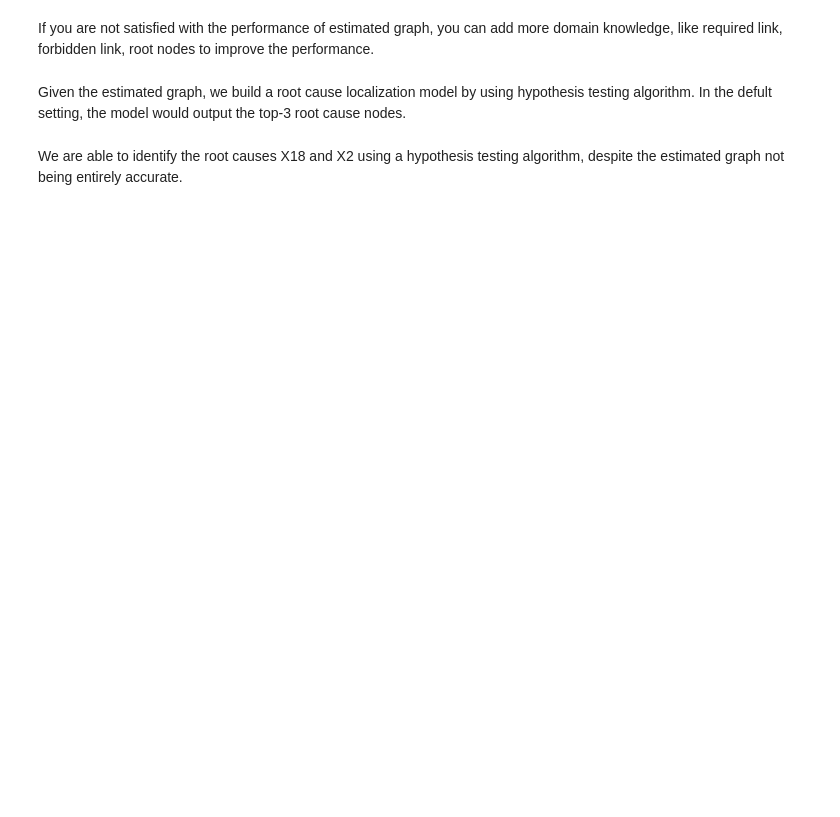
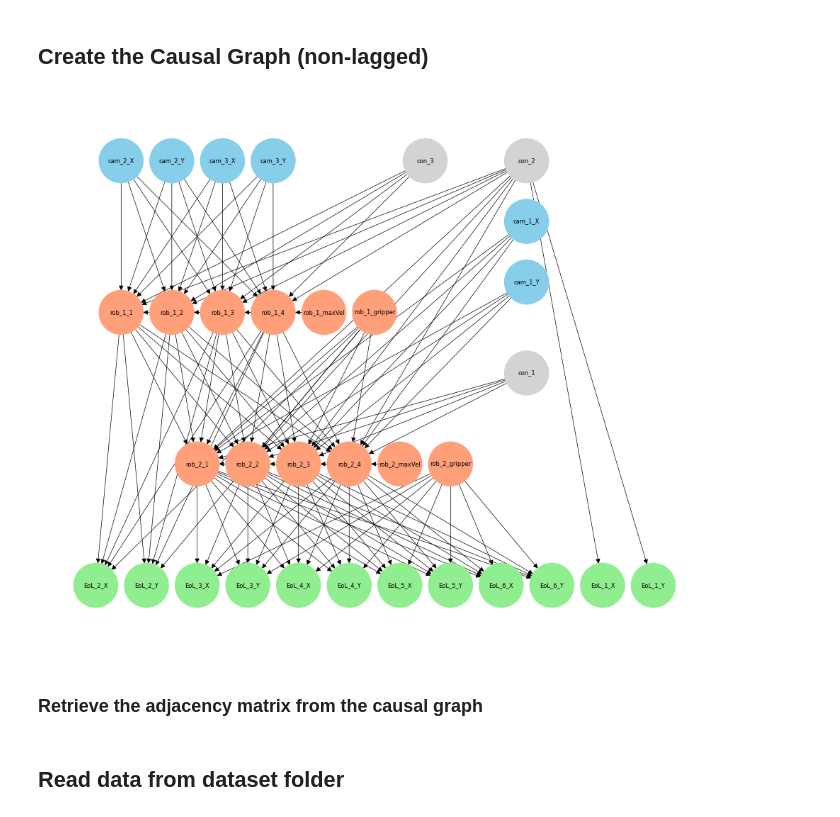
Before and after one commit to brjo0501/Master-Thesis_Code, a Jupyter notebook: Root Cause Analysis.ipynb, the cells around one changed output. Drawn from its saved outputs; the diff is of its cells as text; code cells hidden in the pictures; blank space fills up the shorter version.

```diff
--- a/Root Cause Analysis.ipynb
+++ b/Root Cause Analysis.ipynb
@@ -94,6 +13,2 @@ print(f"SHD: {shd.get_shd()}")
-# %% [markdown]
-If you are not satisfied with the performance of estimated graph, you can add more domain knowledge, like required link, forbidden link, root nodes to improve the performance.
-# %% [markdown]
-Given the estimated graph, we build a root cause localization model by using hypothesis testing algorithm. In the defult setting, the model would output the top-3 root cause nodes.
-# %% [markdown]
-We are able to identify the root causes X18 and X2 using a hypothesis testing algorithm, despite the estimated graph not being entirely accurate.
+# %% [markdown]
+## Create the Causal Graph (non-lagged)
@@ -99,0 +103,36 @@ We are able to identify the root causes X18 and X2 using a hypothesis testing al
+# %%
+G.add_nodes_from(nodes)
+
+G.add_edges_from(edges)
+
+pos = {
+    'cam_1_X':(7,4), 'cam_2_X':(-9,6), 'cam_3_X':(-5,6),
+    'cam_1_Y':(7,2), 'cam_2_Y':(-7,6), 'cam_3_Y':(-3,6),
+    'EoL_1_X':(10,-8), 'EoL_2_X':(-10,-8), 'EoL_3_X':(-6,-8), 'EoL_4_X':(-2,-8), 'EoL_5_X':(2,-8), 'EoL_6_X':(6,-8),
+    'EoL_1_Y':(12,-8), 'EoL_2_Y':(-8,-8), 'EoL_3_Y':(-4,-8), 'EoL_4_Y':(0,-8), 'EoL_5_Y':(4,-8), 'EoL_6_Y':(8,-8),
+    'rob_2_1':(-6,-4), 'rob_2_2':(-4,-4), 'rob_2_3':(-2,-4), 'rob_2_4':(-0,-4), 'rob_2_maxVel':(2,-4),
+    'rob_1_1':(-9,1), 'rob_1_2':(-7,1), 'rob_1_3':(-5,1), 'rob_1_4':(-3,1), 'rob_1_maxVel':(-1,1),
+    'rob_1_gripper':(1,1), 'rob_2_gripper':(4,-4),
+    'con_1':(7,-1),'con_2':(7,6),'con_3':(3,6)
+}
+
+colors = {
+    'cam_1_X':'skyblue', 'cam_2_X':'skyblue', 'cam_3_X':'skyblue',
+    'cam_1_Y':'skyblue', 'cam_2_Y':'skyblue', 'cam_3_Y':'skyblue',
+    'EoL_1_X':'lightgreen', 'EoL_2_X':'lightgreen', 'EoL_3_X':'lightgreen', 'EoL_4_X':'lightgreen', 'EoL_5_X':'lightgreen', 'EoL_6_X':'lightgreen',
+    'EoL_1_Y':'lightgreen', 'EoL_2_Y':'lightgreen', 'EoL_3_Y':'lightgreen', 'EoL_4_Y':'lightgreen', 'EoL_5_Y':'lightgreen', 'EoL_6_Y':'lightgreen',
+    'rob_1_1':'lightsalmon', 'rob_1_2':'lightsalmon', 'rob_1_3':'lightsalmon', 'rob_1_4':'lightsalmon', 'rob_1_maxVel':'lightsalmon',
+    'rob_2_1':'lightsalmon', 'rob_2_2':'lightsalmon', 'rob_2_3':'lightsalmon', 'rob_2_4':'lightsalmon', 'rob_2_maxVel':'lightsalmon',
+    'rob_1_gripper':'lightsalmon', 'rob_2_gripper':'lightsalmon',
+    'con_1':'lightgrey','con_2':'lightgrey','con_3':'lightgrey'
+}
+
+# Draw the graph
+plt.figure(figsize=(12, 10))
+plt.xlim((-12,14))
+plt.ylim((-10,8))
+nx.draw(G, pos,with_labels=True,node_size=2000, node_color=[colors[node] for node in G.nodes()], font_size=6, arrowsize=10,width=0.5)
+# %% [output]
+[figure, added]
+# %% [markdown]
+### Retrieve the adjacency matrix from the causal graph
@@ -99,0 +141,2 @@ We are able to identify the root causes X18 and X2 using a hypothesis testing al
+# %% [markdown]
+## Read data from dataset folder
```
Also changed, not shown: parts of 23 cells of this notebook, 4 other files.
